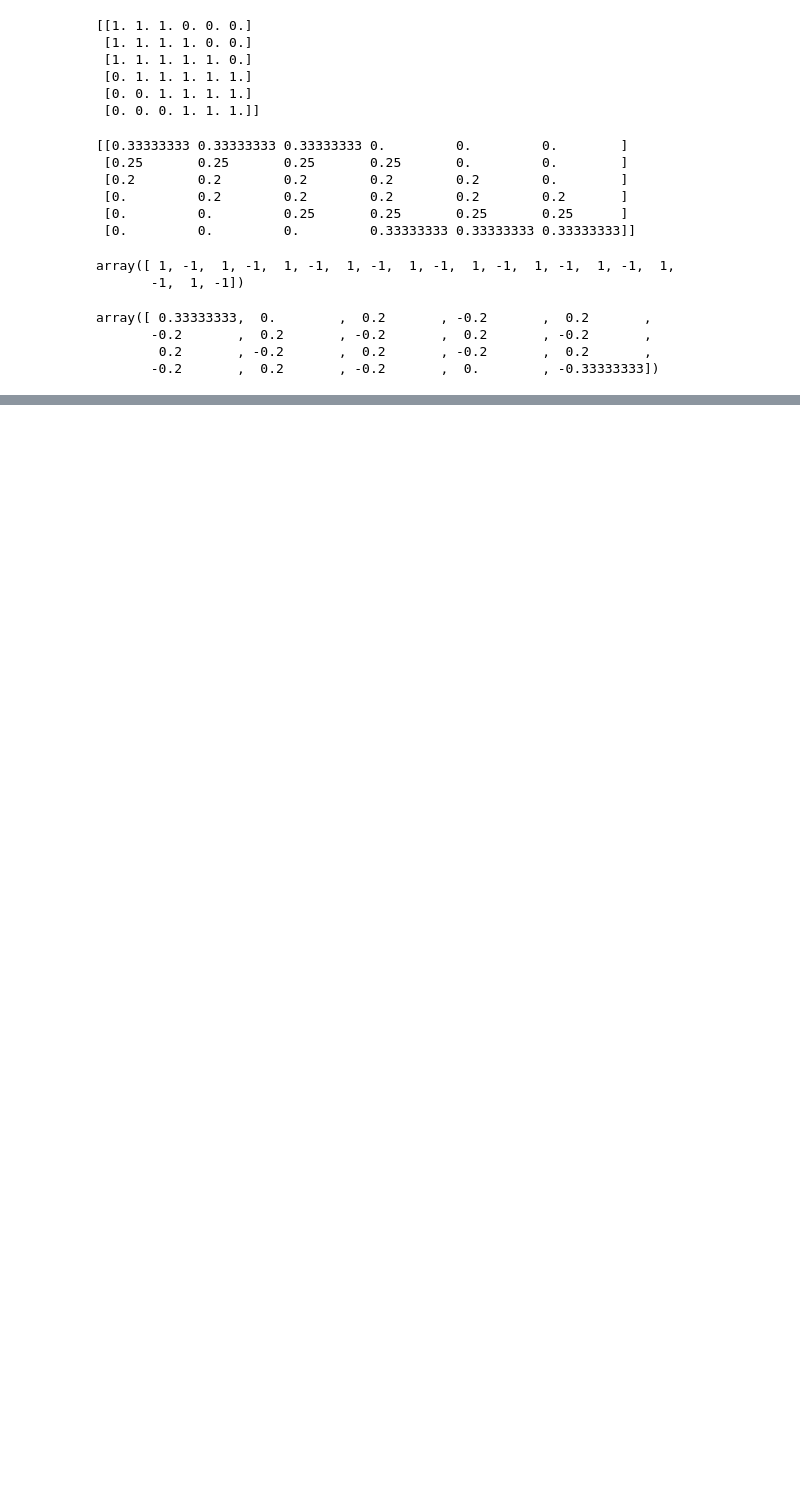
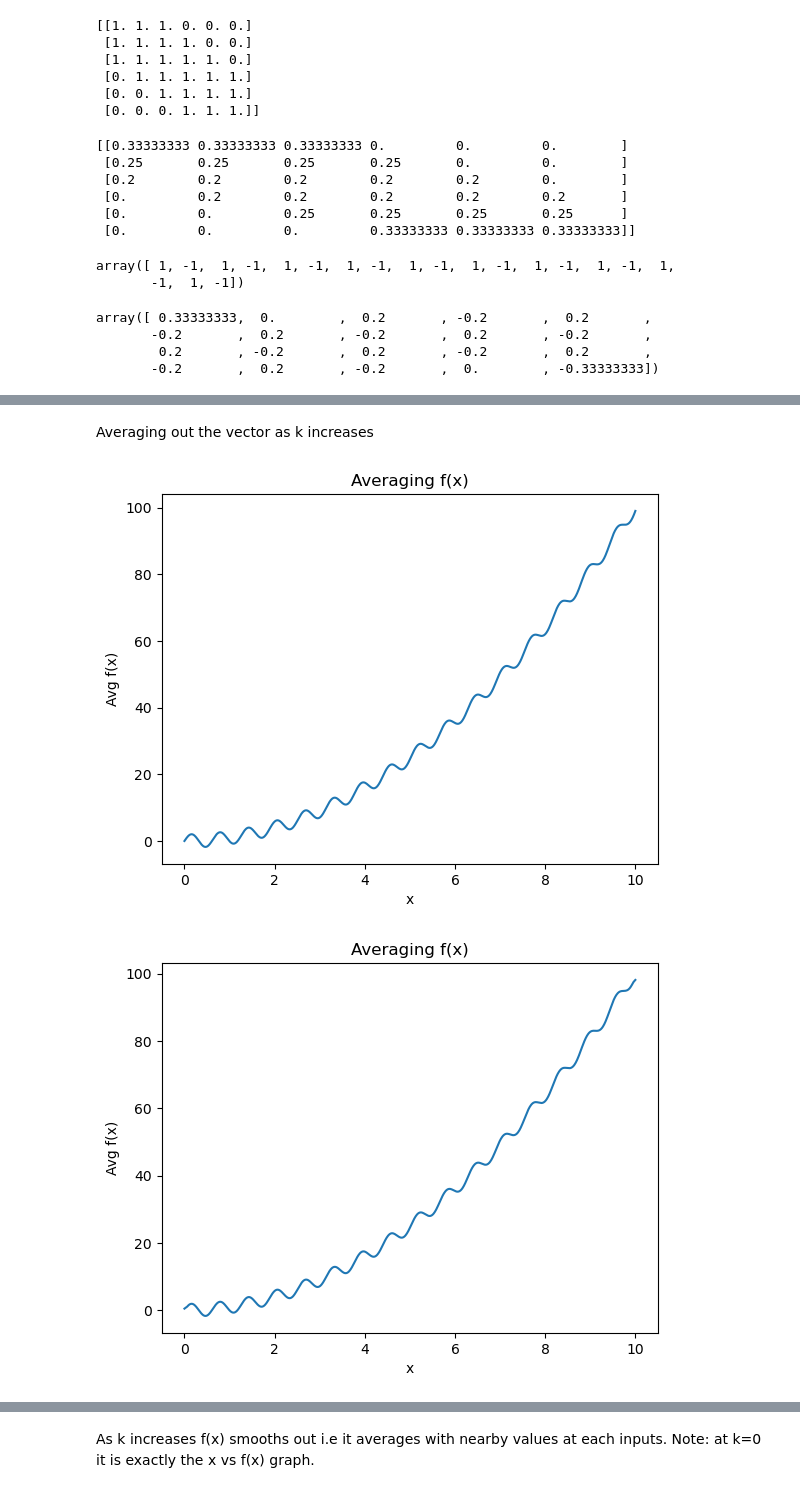
Before and after one commit to rajarshi03/ma22c036_2023_PL, a Jupyter notebook: Assignment_5/Averaging_matrix.ipynb, the cells around one changed output, grey strips where cells are left out. Saved outputs shown, nothing was run; the diff lists cells and outputs as text; code cells hidden in the pictures; blank space fills up the shorter version.

```diff
--- a/Assignment_5/Averaging_matrix.ipynb
+++ b/Assignment_5/Averaging_matrix.ipynb
@@ -86,0 +117,20 @@ array([ 0.69262169,  0.68344189,  0.67319704,  0.66205593,  0.65019371,
+# %% [markdown]
+Averaging out the vector as k increases
+# %%
+n=1000
+
+x = np.linspace(0, 10, n)
+
+for k in range(0,35,5):
+    y=avg(n,k)@f(x)
+
+    plt.plot(x,y)
+
+    plt.title("Averaging f(x)")
+    plt.xlabel('x')
+    plt.ylabel('Avg f(x)')
+
+    plt.show()
+# %% [output]
+[figure, added]
+[figure, added]
@@ -86,0 +142,2 @@ array([ 0.69262169,  0.68344189,  0.67319704,  0.66205593,  0.65019371,
+# %% [markdown]
+As k increases f(x) smooths out i.e it averages with nearby values at each inputs. Note: at k=0 it is exactly the x vs f(x) graph.
```
Also changed, not shown: parts of 3 cells of this notebook.
